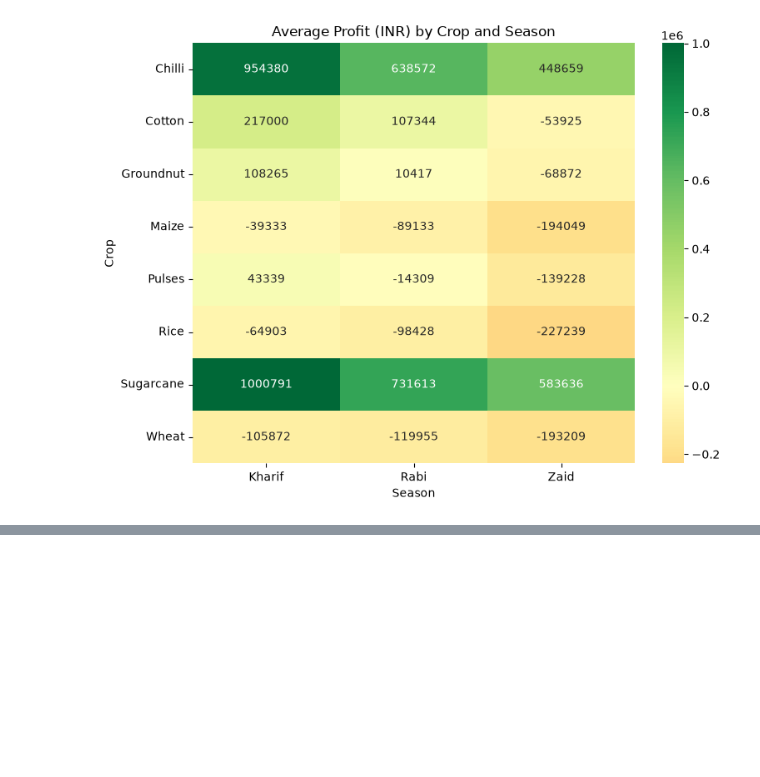
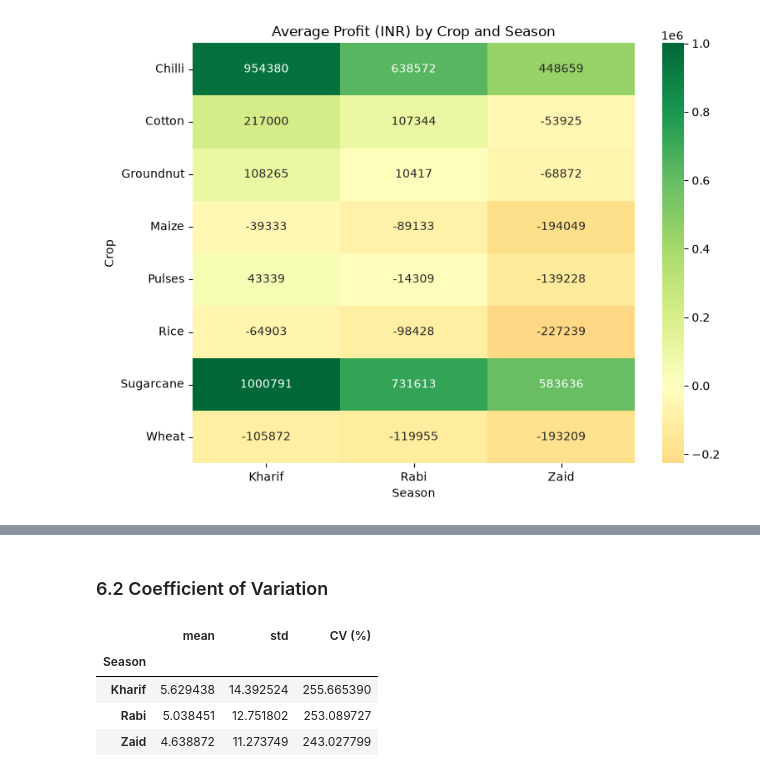
Before and after one commit to Swoasti07/Seasonal-Agriculture-Performance-Analysis, a Jupyter notebook: Seasonal_agriculture_analysis.ipynb, the cells around one changed output, grey strips where cells are left out. Drawn from its saved outputs; the diff is of its cells as text; code cells hidden in the pictures; blank space fills up the shorter version.

```diff
--- a/Seasonal_agriculture_analysis.ipynb
+++ b/Seasonal_agriculture_analysis.ipynb
@@ -309,0 +351,20 @@ plt.show()
+# %% [markdown]
+### 6.2 Coefficient of Variation
+# %%
+season_cv = (
+    df.groupby('Season')['Yield_Tonnes_Ha']
+      .agg(['mean', 'std'])
+)
+
+season_cv['CV (%)'] = (
+    season_cv['std'] /
+    season_cv['mean']
+) * 100
+
+season_cv
+# %% [output]
+|  | mean | std | CV (%) |
+| Season |  |  |  |
+| Kharif | 5.629438 | 14.392524 | 255.665390 |
+| Rabi | 5.038451 | 12.751802 | 253.089727 |
+| Zaid | 4.638872 | 11.273749 | 243.027799 |
```
Also changed, not shown: parts of 7 cells of this notebook.
